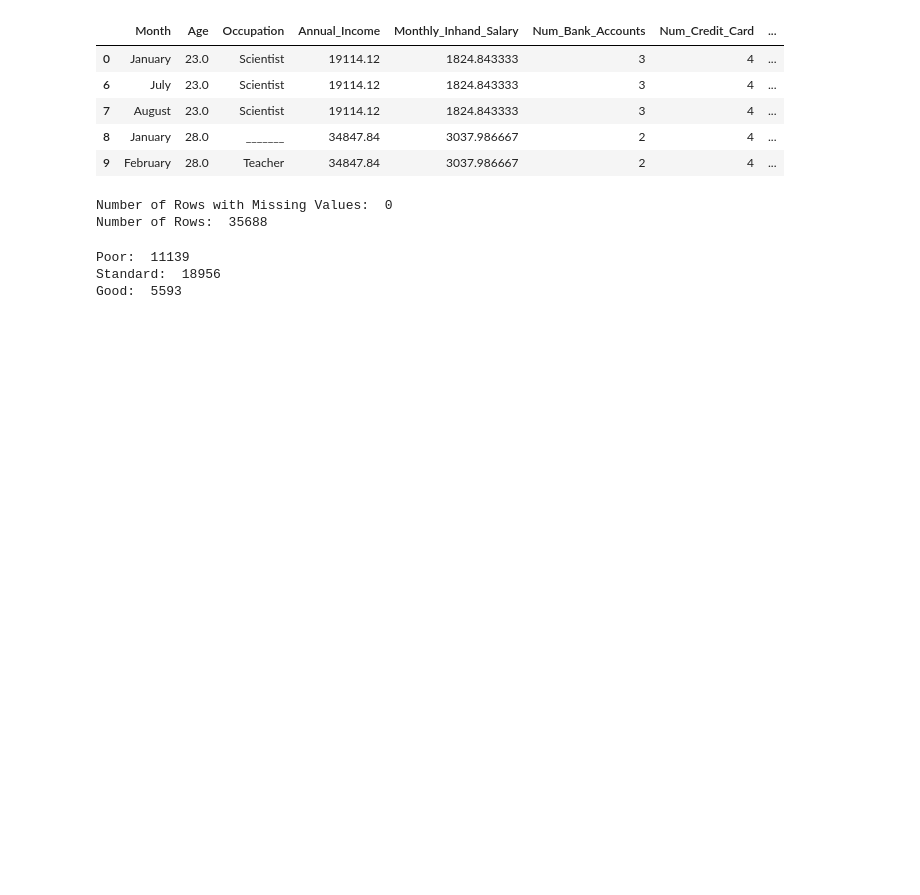
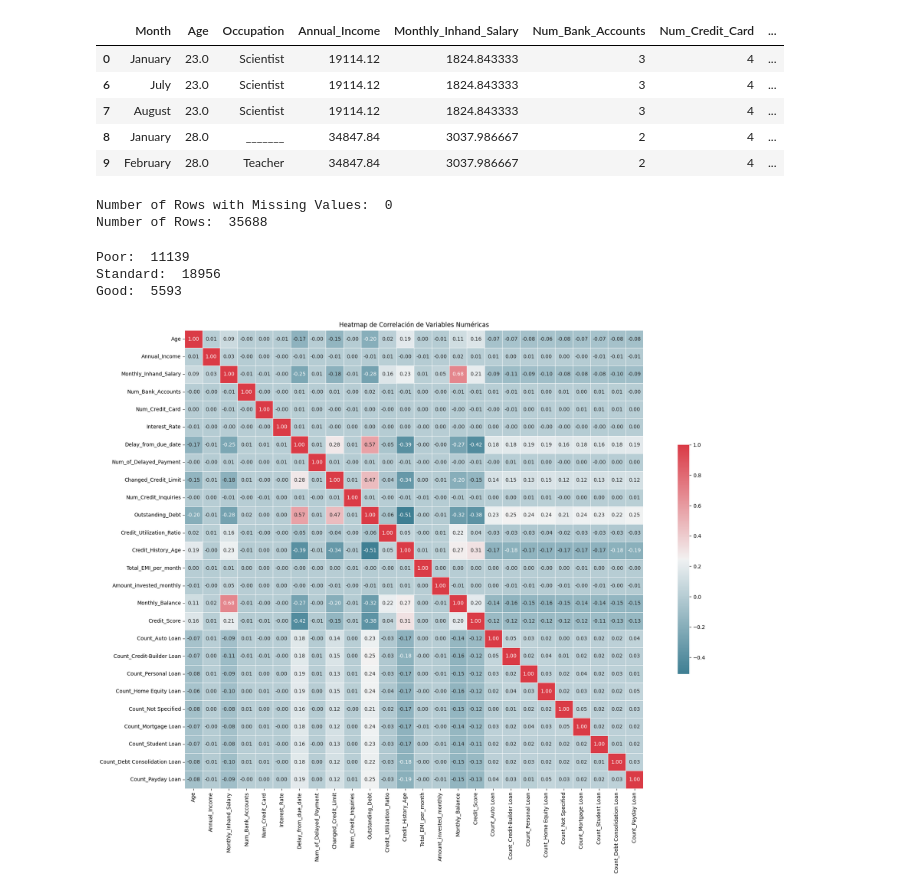
Before and after one commit to felipetryt12/Proyecto-Clasificacion-de-Score-Crediticio, a Jupyter notebook: outlier.ipynb, the cells around one changed output. Cells and saved outputs as stored; diff of their text form; code cells hidden in the pictures; blank space fills up the shorter version.

```diff
--- a/outlier.ipynb
+++ b/outlier.ipynb
@@ -208,3 +208,28 @@ print("Good: ",df['Credit_Score'].value_counts()['Good'])
 Poor:  11139
 Standard:  18956
 Good:  5593
+# %%
+
+def heatmap(df):
+    df_numerico = df.select_dtypes(include=['number'])
+    corr = df_numerico.corr()
+    cmap = sns.diverging_palette(220, 10, as_cmap=True)
+
+    plt.figure(figsize=(24, 16))
+    sns.heatmap(corr, cmap=cmap, annot=True, fmt=".2f", square=True, linewidths=.5, cbar_kws={"shrink": .5})
+    plt.title('Heatmap de Correlación de Variables Numéricas')
+    plt.show()
+# %%
+mapeo_manual_objetivo = {
+    'Good': 3,
+    'Standard': 2,
+    'Poor': 1
+}
+# %%
+df_encoded = df.copy()
+# %%
+df_encoded['Credit_Score'] = df['Credit_Score'].map(mapeo_manual_objetivo)
+# %%
+heatmap(df_encoded)
+# %% [output]
+[figure, added]
```
Also changed, not shown: parts of 1 cell of this notebook, 1 other file.
